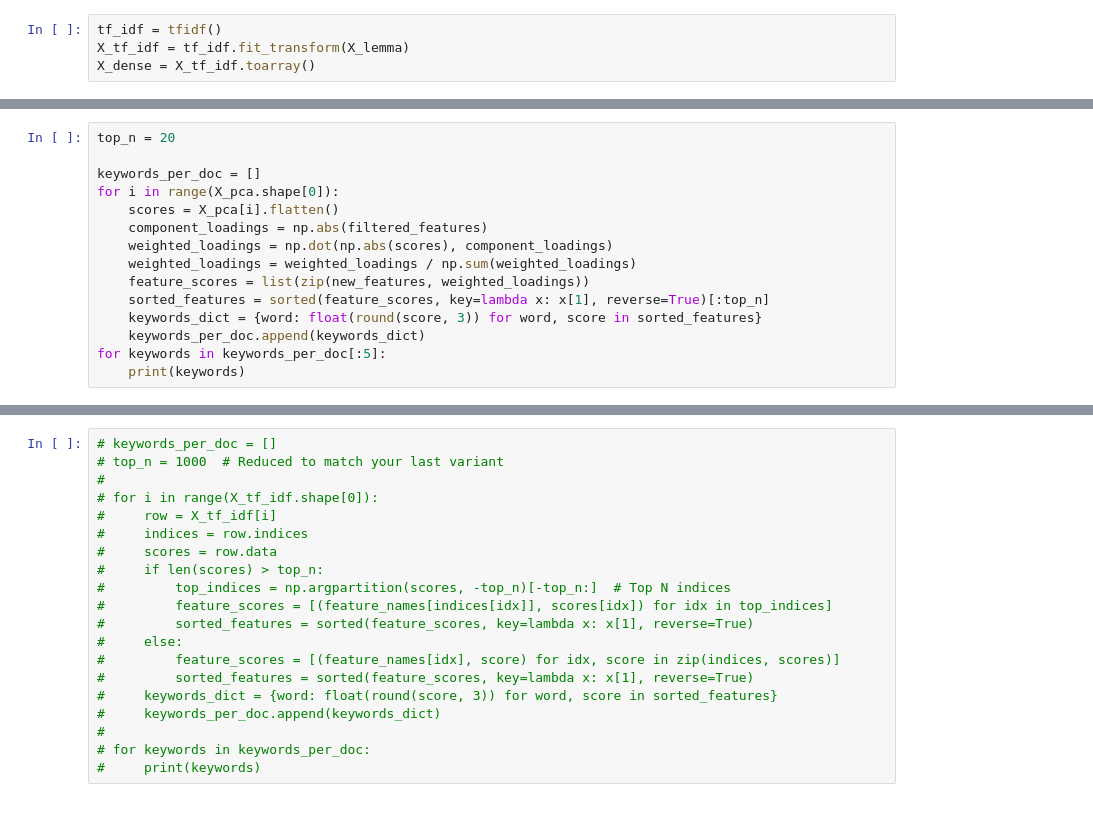
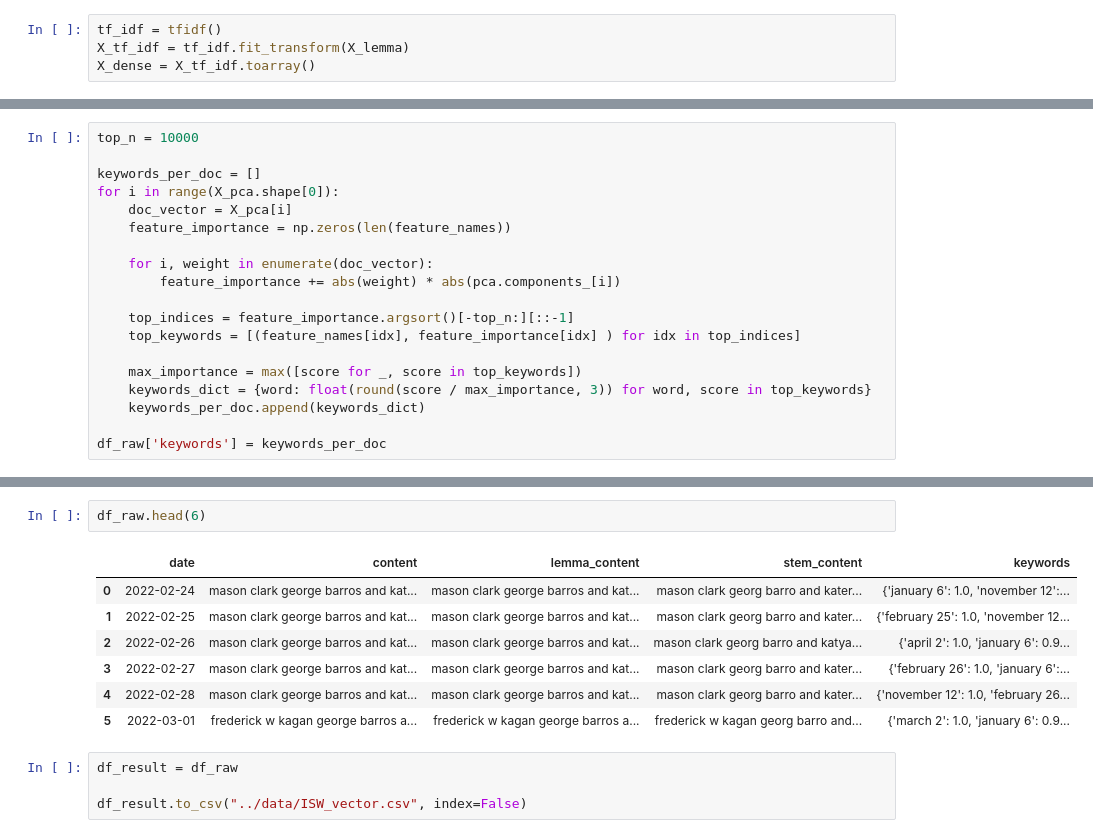
Before and after one commit to HliebOcheretianyi/H2_python_structure_and_data, a Jupyter notebook: src/vectorizer.ipynb, the cells around one changed output, grey strips where cells are left out. Saved outputs shown, nothing was run; the diff lists cells and outputs as text.

```diff
--- a/src/vectorizer.ipynb
+++ b/src/vectorizer.ipynb
@@ -150,15 +147,19 @@ filtered_features = pca.components_[:, mask]
 # %%
-top_n = 20
+top_n = 10000
 
 keywords_per_doc = []
 for i in range(X_pca.shape[0]):
-    scores = X_pca[i].flatten()
-    component_loadings = np.abs(filtered_features)
-    weighted_loadings = np.dot(np.abs(scores), component_loadings)
-    weighted_loadings = weighted_loadings / np.sum(weighted_loadings)
-    feature_scores = list(zip(new_features, weighted_loadings))
-    sorted_features = sorted(feature_scores, key=lambda x: x[1], reverse=True)[:top_n]
-    keywords_dict = {word: float(round(score, 3)) for word, score in sorted_features}
+    doc_vector = X_pca[i]
+    feature_importance = np.zeros(len(feature_names))
+
+    for i, weight in enumerate(doc_vector):
+        feature_importance += abs(weight) * abs(pca.components_[i])
+
+    top_indices = feature_importance.argsort()[-top_n:][::-1]
+    top_keywords = [(feature_names[idx], feature_importance[idx] ) for idx in top_indices]
+
+    max_importance = max([score for _, score in top_keywords])
+    keywords_dict = {word: float(round(score / max_importance, 3)) for word, score in top_keywords}
     keywords_per_doc.append(keywords_dict)
-for keywords in keywords_per_doc[:5]:
-    print(keywords)
+
+df_raw['keywords'] = keywords_per_doc
@@ -171,20 +166,14 @@ for keywords in keywords_per_doc[:5]:
 # %%
-# keywords_per_doc = []
-# top_n = 1000  # Reduced to match your last variant
-#
-# for i in range(X_tf_idf.shape[0]):
-#     row = X_tf_idf[i]
-#     indices = row.indices
-#     scores = row.data
-#     if len(scores) > top_n:
-#         top_indices = np.argpartition(scores, -top_n)[-top_n:]  # Top N indices
-#         feature_scores = [(feature_names[indices[idx]], scores[idx]) for idx in top_indices]
-#         sorted_features = sorted(feature_scores, key=lambda x: x[1], reverse=True)
-#     else:
-#         feature_scores = [(feature_names[idx], score) for idx, score in zip(indices, scores)]
-#         sorted_features = sorted(feature_scores, key=lambda x: x[1], reverse=True)
-#     keywords_dict = {word: float(round(score, 3)) for word, score in sorted_features}
-#     keywords_per_doc.append(keywords_dict)
-#
-# for keywords in keywords_per_doc:
-#     print(keywords)
+df_raw.head(6)
+# %% [output]
+|  | date | content | lemma_content | stem_content | keywords |
+| 0 | 2022-02-24 | mason clark george barros and kat... | mason clark george barros and kat... | mason clark georg barro and kater... | {'january 6': 1.0, 'november 12':... |
+| 1 | 2022-02-25 | mason clark george barros and kat... | mason clark george barros and kat... | mason clark georg barro and kater... | {'february 25': 1.0, 'november 12... |
+| 2 | 2022-02-26 | mason clark george barros and kat... | mason clark george barros and kat... | mason clark georg barro and katya... | {'april 2': 1.0, 'january 6': 0.9... |
+| 3 | 2022-02-27 | mason clark george barros and kat... | mason clark george barros and kat... | mason clark georg barro and kater... | {'february 26': 1.0, 'january 6':... |
+| 4 | 2022-02-28 | mason clark george barros and kat... | mason clark george barros and kat... | mason clark georg barro and kater... | {'november 12': 1.0, 'february 26... |
+| 5 | 2022-03-01 | frederick w kagan george barros a... | frederick w kagan george barros a... | frederick w kagan georg barro and... | {'march 2': 1.0, 'january 6': 0.9... |
+# %%
+df_result = df_raw
+
+df_result.to_csv("../data/ISW_vector.csv", index=False)
```
Also changed, not shown: parts of 9 cells of this notebook, 1 other file.
